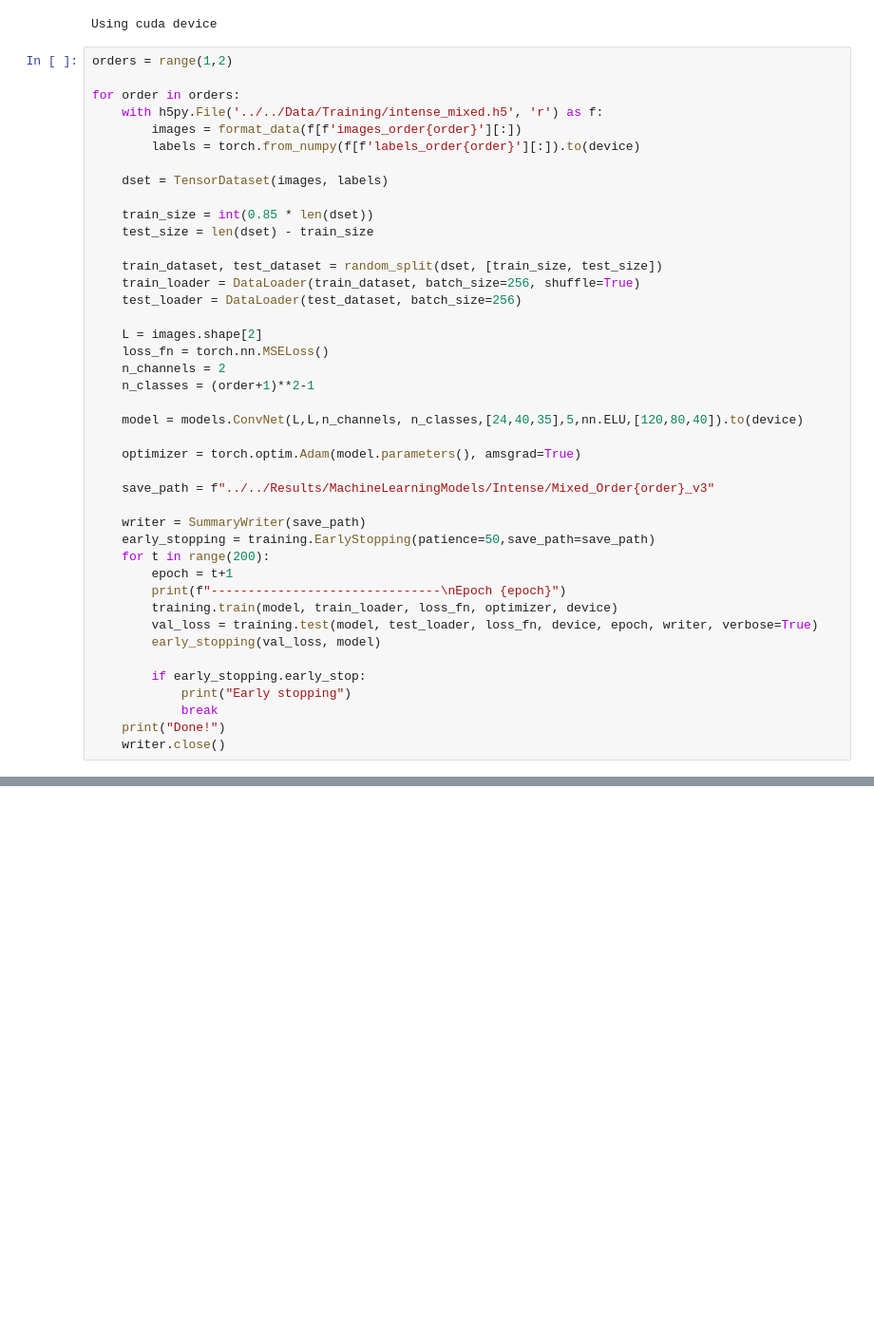
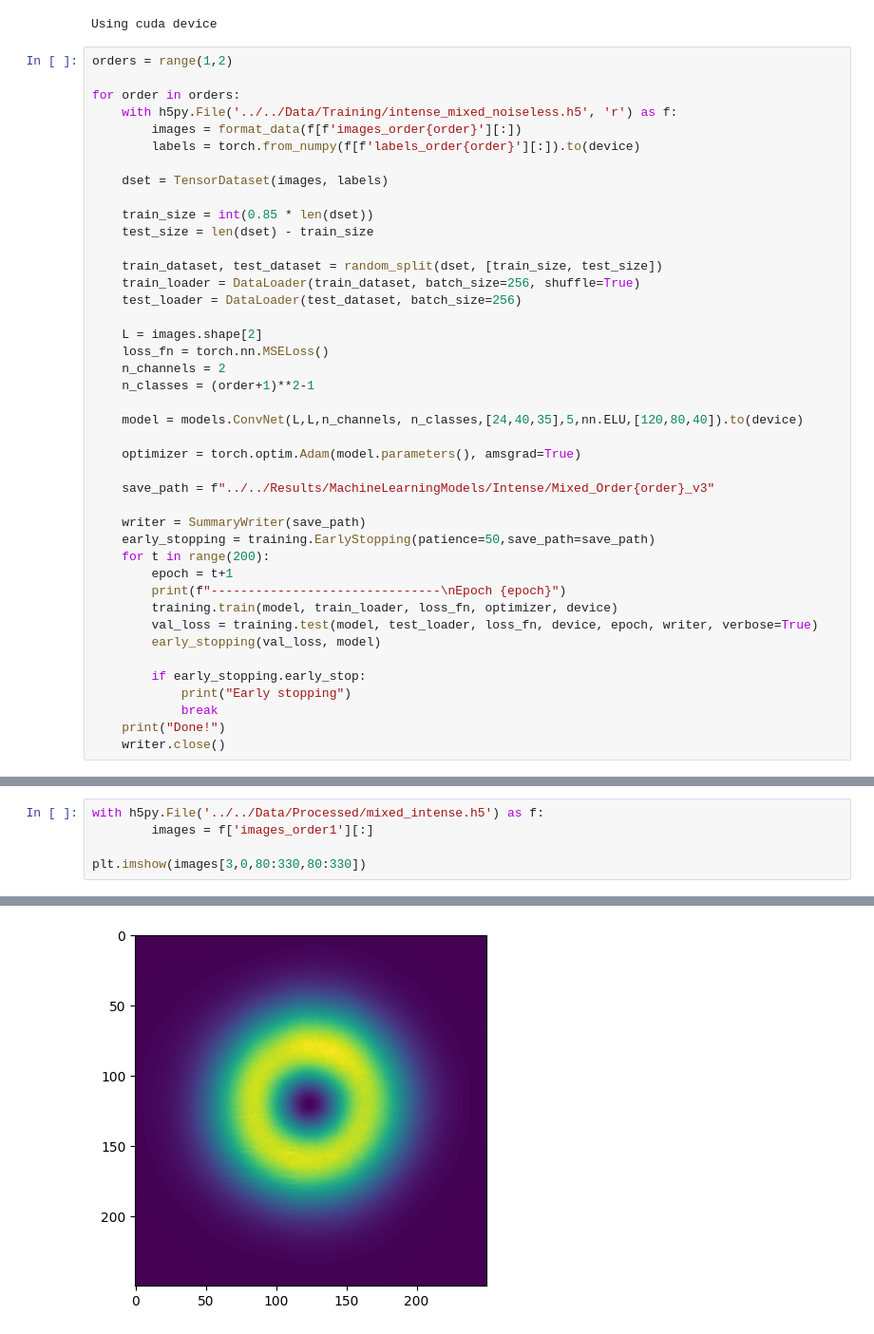
Before and after one commit to marcsgil/structured_light_tomography, a Jupyter notebook: Tomography/MachineLearning/training_intense.ipynb, the cells around one changed output, grey strips where cells are left out. Shown at 95% size. Cells and saved outputs as stored; diff of their text form; blank space fills up the shorter version.

```diff
--- a/Tomography/MachineLearning/training_intense.ipynb
+++ b/Tomography/MachineLearning/training_intense.ipynb
@@ -35,7 +35,7 @@ Using cuda device
 orders = range(1,2)
 
 for order in orders:
-    with h5py.File('../../Data/Training/intense_mixed.h5', 'r') as f:
+    with h5py.File('../../Data/Training/intense_mixed_noiseless.h5', 'r') as f:
         images = format_data(f[f'images_order{order}'][:])
         labels = torch.from_numpy(f[f'labels_order{order}'][:]).to(device)
 
@@ -77,0 +94,6 @@ KeyboardInterrupt:
+# %%
+with h5py.File('../../Data/Processed/mixed_intense.h5') as f:
+        images = f['images_order1'][:]
+
+plt.imshow(images[3,0,80:330,80:330])
+# %% [output]
@@ -78,3 +101,4 @@ KeyboardInterrupt:
+[figure, added]
 # %%
 orders = range(1,2)
 
```
Also changed, not shown: parts of 3 cells of this notebook, 3 other files.
